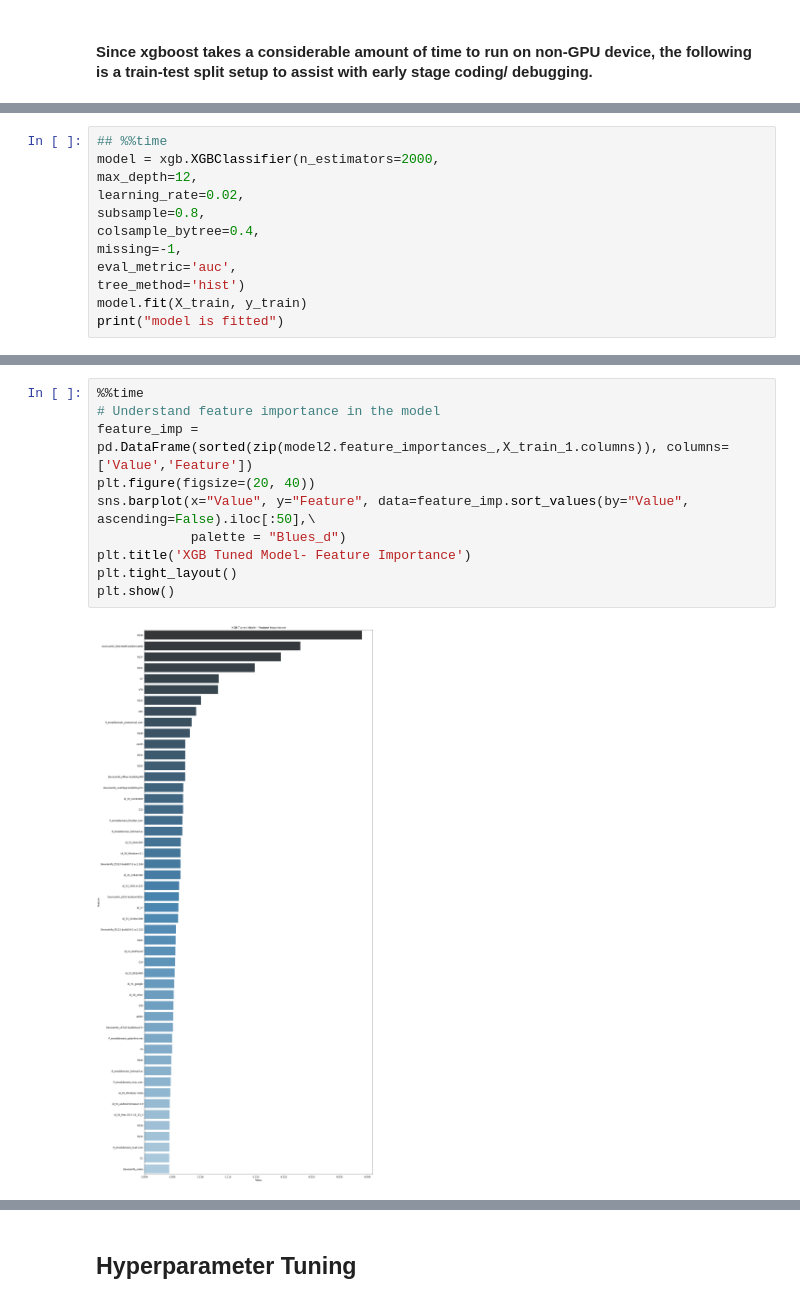
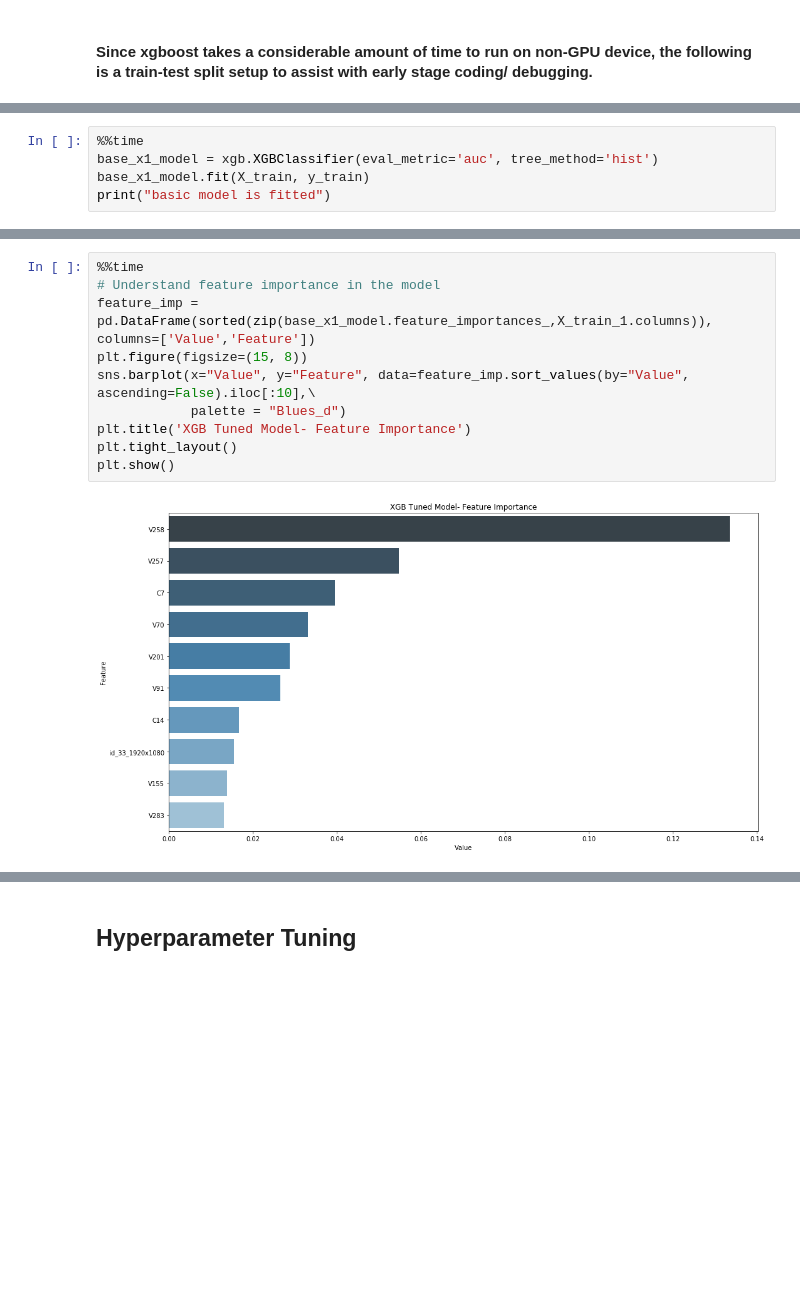
Before and after one commit to wendyku/E-commerce-fraud-detection, a Jupyter notebook: model_xgboost.ipynb, the cells around one changed output, grey strips where cells are left out. Saved outputs shown, nothing was run; the diff lists cells and outputs as text; blank space fills up the shorter version.

```diff
--- a/model_xgboost.ipynb
+++ b/model_xgboost.ipynb
@@ -77,13 +79,6 @@ Wall time: 6.16 s
 # %%
-## %%time
-model = xgb.XGBClassifier(n_estimators=2000,
-max_depth=12,
-learning_rate=0.02,
-subsample=0.8,
-colsample_bytree=0.4,
-missing=-1,
-eval_metric='auc',
-tree_method='hist')
-model.fit(X_train, y_train)
-print("model is fitted")
+%%time
+base_x1_model = xgb.XGBClassifier(eval_metric='auc', tree_method='hist')
+base_x1_model.fit(X_train, y_train)
+print("basic model is fitted")
 # %% [output]
@@ -196,12 +112,12 @@ plt.show()
 # %%
 %%time
 # Understand feature importance in the model
-feature_imp = pd.DataFrame(sorted(zip(model2.feature_importances_,X_train_1.columns)), columns=['Value','Feature'])
-plt.figure(figsize=(20, 40))
-sns.barplot(x="Value", y="Feature", data=feature_imp.sort_values(by="Value", ascending=False).iloc[:50],\
+feature_imp = pd.DataFrame(sorted(zip(base_x1_model.feature_importances_,X_train_1.columns)), columns=['Value','Feature'])
+plt.figure(figsize=(15, 8))
+sns.barplot(x="Value", y="Feature", data=feature_imp.sort_values(by="Value", ascending=False).iloc[:10],\
             palette = "Blues_d")
 plt.title('XGB Tuned Model- Feature Importance')
 plt.tight_layout()
 plt.show()
 # %% [output]
-[figure, old version]
+[figure, new version]
```
Also changed, not shown: parts of 33 cells of this notebook.
